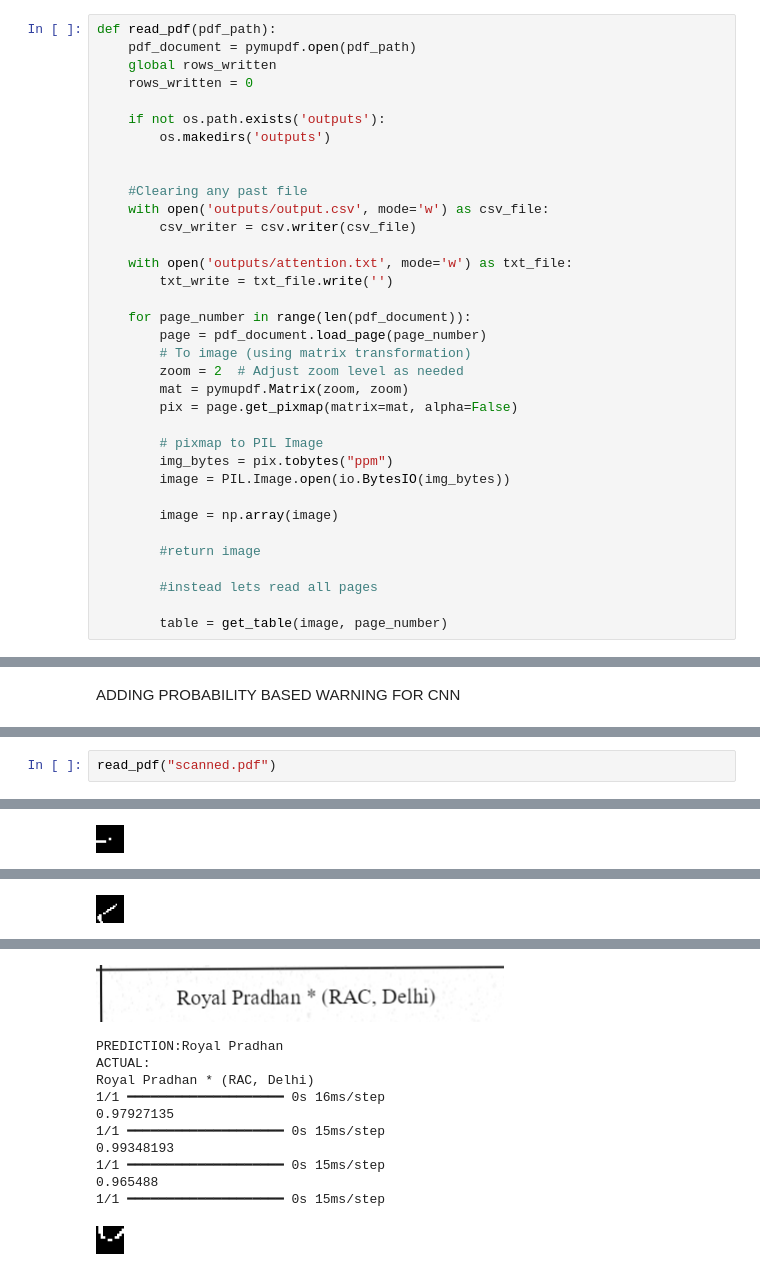
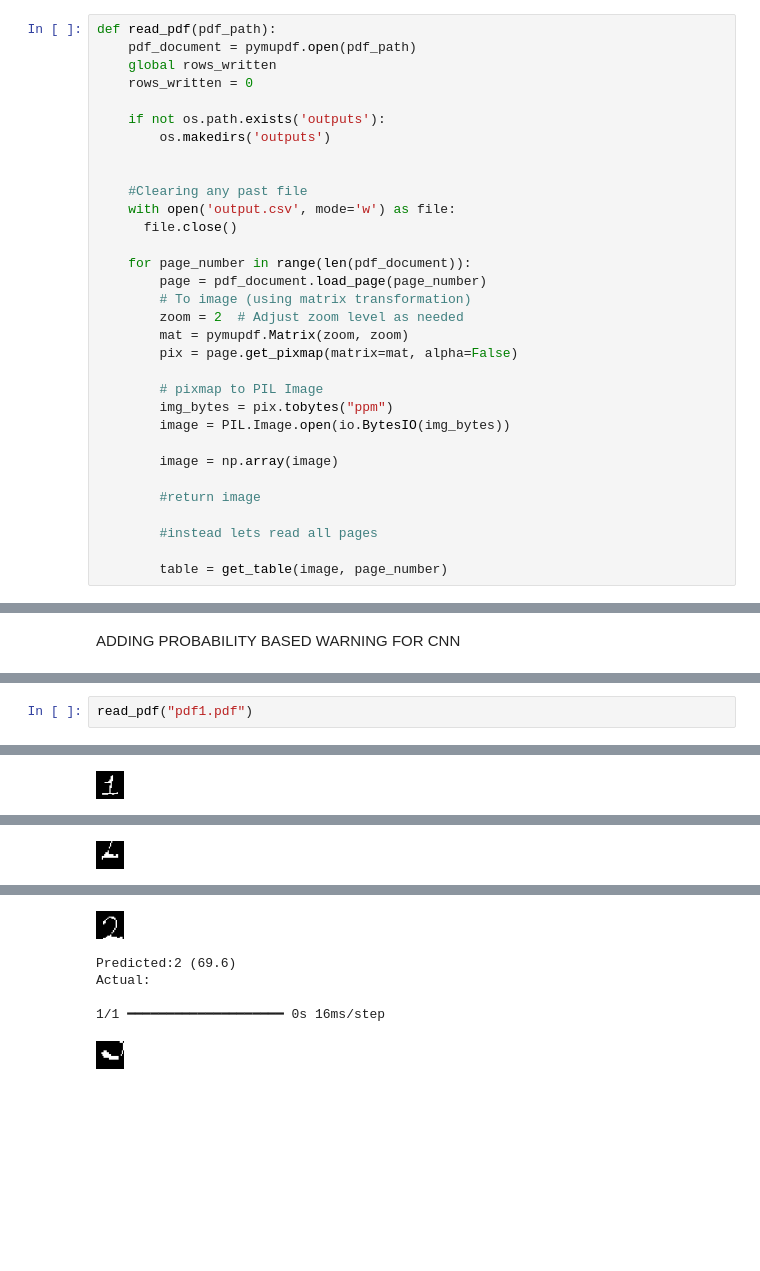
Before and after one commit to mayanksreal/marks-evaluation, a Jupyter notebook: final.ipynb, the cells around one changed output, grey strips where cells are left out. Cells and saved outputs as stored; diff of their text form; blank space fills up the shorter version.

```diff
--- a/final.ipynb
+++ b/final.ipynb
@@ -192,11 +191,8 @@ def read_pdf(pdf_path):
 
 
     #Clearing any past file
-    with open('outputs/output.csv', mode='w') as csv_file:
-        csv_writer = csv.writer(csv_file)
-
-    with open('outputs/attention.txt', mode='w') as txt_file:
-        txt_write = txt_file.write('')
+    with open('output.csv', mode='w') as file:
+      file.close()
 
     for page_number in range(len(pdf_document)):
         page = pdf_document.load_page(page_number)
@@ -332,3 +403,3 @@ ADDING PROBABILITY BASED WARNING FOR CNN
 # %%
-read_pdf("scanned.pdf")
+read_pdf("pdf1.pdf")
 # %% [output]
@@ -344 +407 @@ read_pdf("scanned.pdf")
-[figure, old version]
+[figure, new version]
@@ -357 +413 @@ Actual:
-[figure, old version]
+[figure, new version]
@@ -369,12 +419,6 @@ Actual:
-[figure, old version]
+[figure, new version]
-PREDICTION:Royal Pradhan
-ACTUAL:
-Royal Pradhan * (RAC, Delhi)
+Predicted:2 (69.6)
+Actual:
+
 1/1 ━━━━━━━━━━━━━━━━━━━━ 0s 16ms/step
-0.97927135
-1/1 ━━━━━━━━━━━━━━━━━━━━ 0s 15ms/step
-0.99348193
-1/1 ━━━━━━━━━━━━━━━━━━━━ 0s 15ms/step
-0.965488
-1/1 ━━━━━━━━━━━━━━━━━━━━ 0s 15ms/step
-[figure, old version]
+[figure, new version]
```
Also changed, not shown: parts of 7 cells of this notebook.
